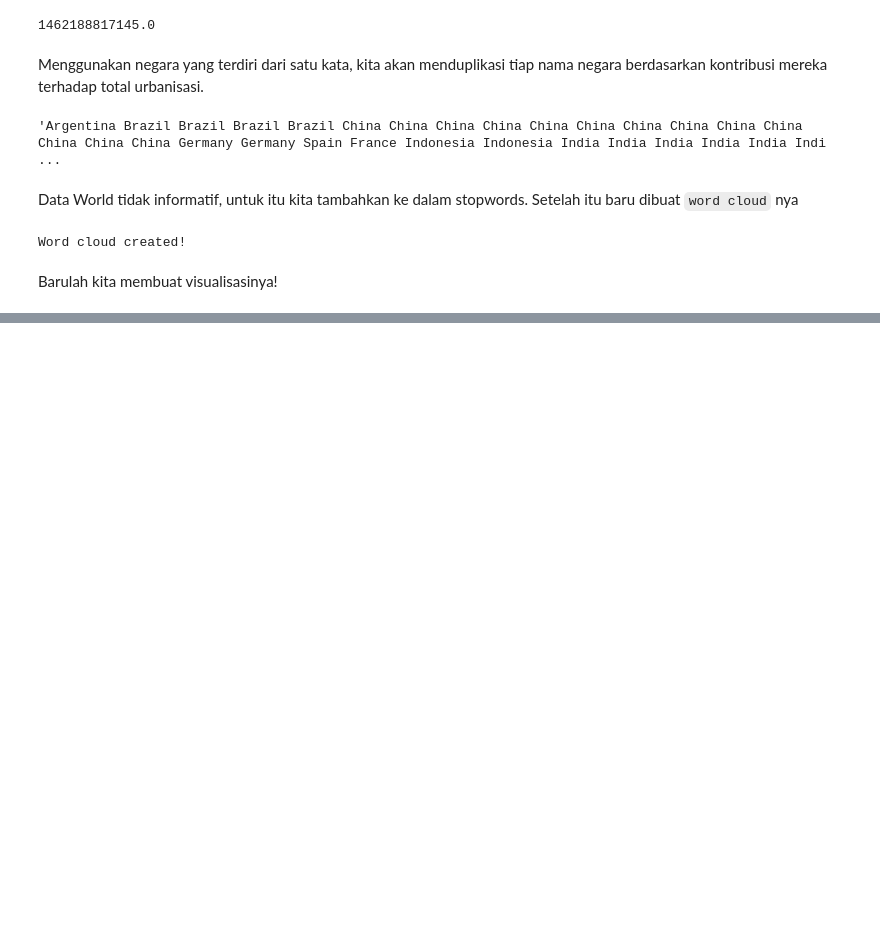
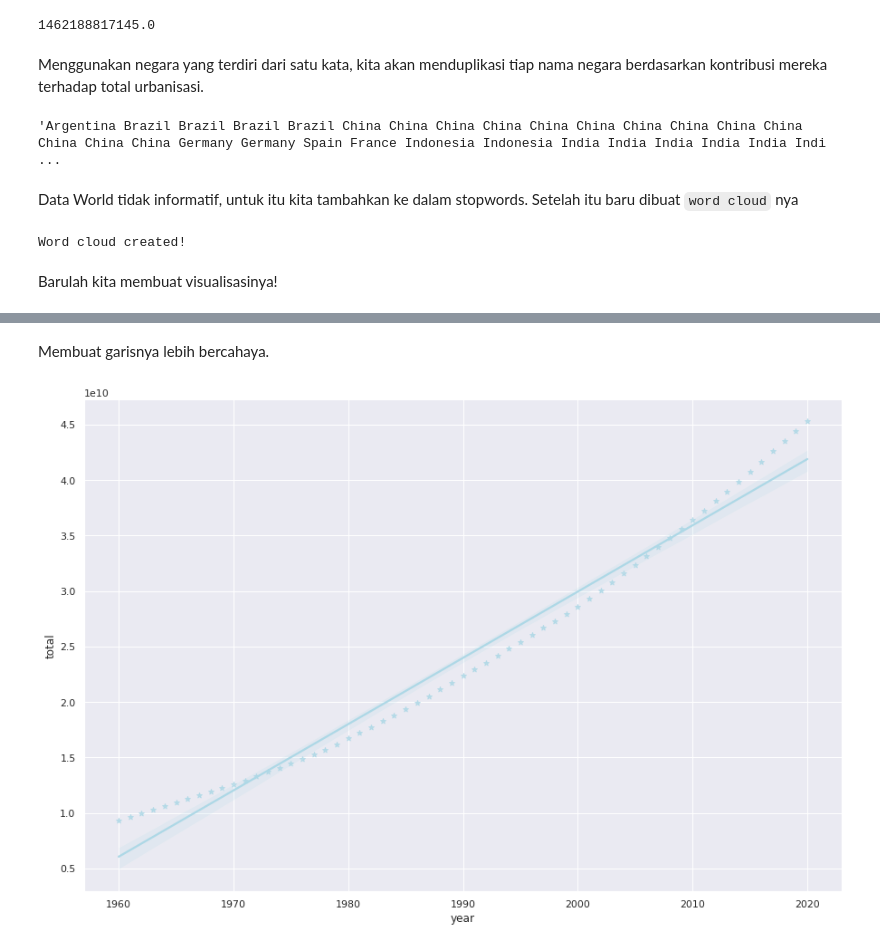
Before and after one commit to daffa1134/Praktikum-VisDat, a Jupyter notebook: 2008107010013_Daffa_Mudhaffar_Tugas_4.ipynb, the cells around one changed output, grey strips where cells are left out. Saved outputs shown, nothing was run; the diff lists cells and outputs as text; code cells hidden in the pictures; blank space fills up the shorter version.

```diff
--- a/2008107010013_Daffa_Mudhaffar_Tugas_4.ipynb
+++ b/2008107010013_Daffa_Mudhaffar_Tugas_4.ipynb
@@ -629,0 +701,8 @@ plt.show()
+# %% [markdown]
+Membuat garisnya lebih bercahaya.
+# %%
+plt.figure(figsize=(15, 10))
+sns.regplot(x='year', y='total', data=df_total, color='lightblue', marker='*')
+plt.show()
+# %% [output]
+[figure, added]
```
Also changed, not shown: parts of 29 cells of this notebook.
